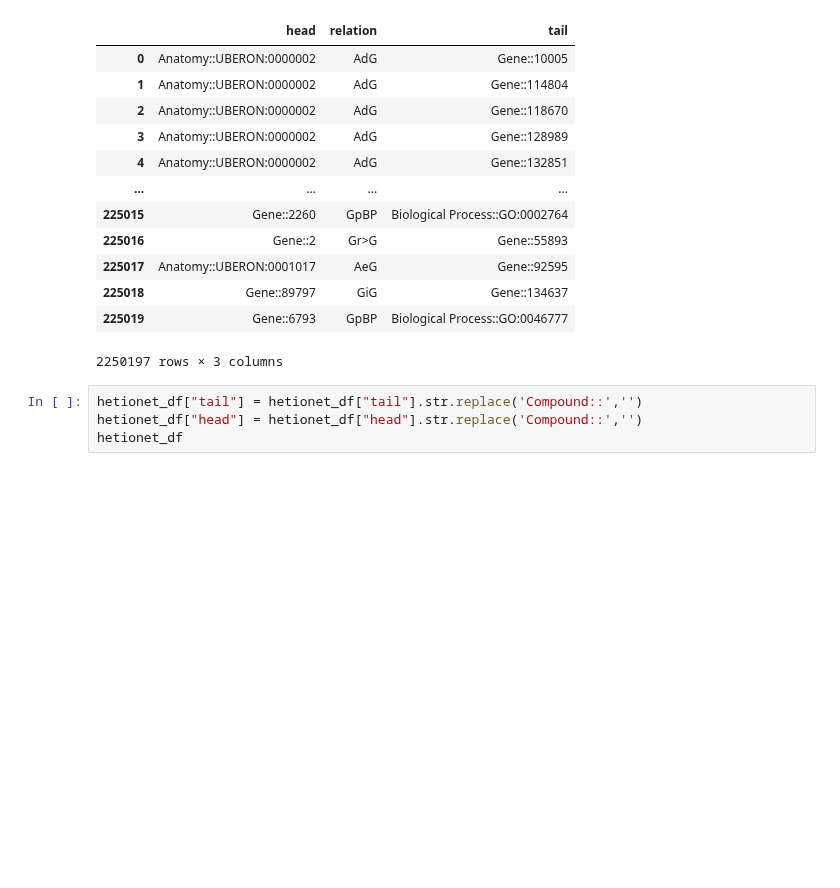
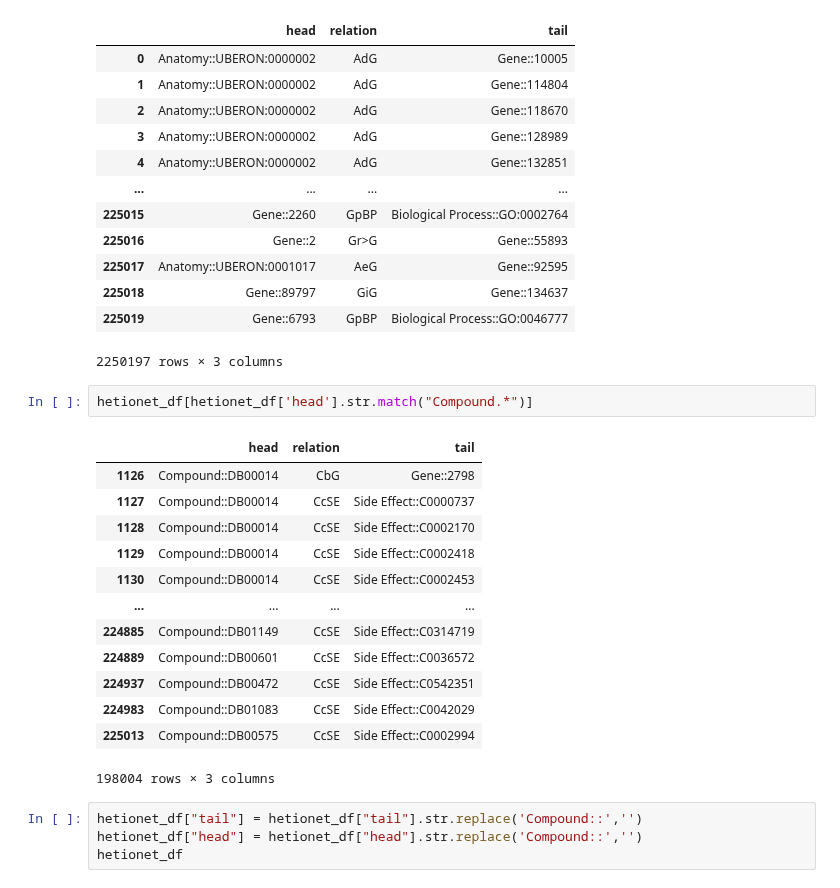
Before and after one commit to marketakrenkova/drug-interaction-prediction, a Jupyter notebook: data_processing/HetionetDataset.ipynb, the cells around one changed output. Saved outputs shown, nothing was run; the diff lists cells and outputs as text; blank space fills up the shorter version.

```diff
--- a/data_processing/HetionetDataset.ipynb
+++ b/data_processing/HetionetDataset.ipynb
@@ -37,6 +37,22 @@ hetionet_df
 | 225018 | Gene::89797 | GiG | Gene::134637 |
 | 225019 | Gene::6793 | GpBP | Biological Process::GO:0046777 |
 2250197 rows × 3 columns
+# %%
+hetionet_df[hetionet_df['head'].str.match("Compound.*")]
+# %% [output]
+|  | head | relation | tail |
+| 1126 | Compound::DB00014 | CbG | Gene::2798 |
+| 1127 | Compound::DB00014 | CcSE | Side Effect::C0000737 |
+| 1128 | Compound::DB00014 | CcSE | Side Effect::C0002170 |
+| 1129 | Compound::DB00014 | CcSE | Side Effect::C0002418 |
+| 1130 | Compound::DB00014 | CcSE | Side Effect::C0002453 |
+| ... | ... | ... | ... |
+| 224885 | Compound::DB01149 | CcSE | Side Effect::C0314719 |
+| 224889 | Compound::DB00601 | CcSE | Side Effect::C0036572 |
+| 224937 | Compound::DB00472 | CcSE | Side Effect::C0542351 |
+| 224983 | Compound::DB01083 | CcSE | Side Effect::C0042029 |
+| 225013 | Compound::DB00575 | CcSE | Side Effect::C0002994 |
+198004 rows × 3 columns
 # %%
 hetionet_df["tail"] = hetionet_df["tail"].str.replace('Compound::','')
 hetionet_df["head"] = hetionet_df["head"].str.replace('Compound::','')
```
Also changed, not shown: 11 other files.
